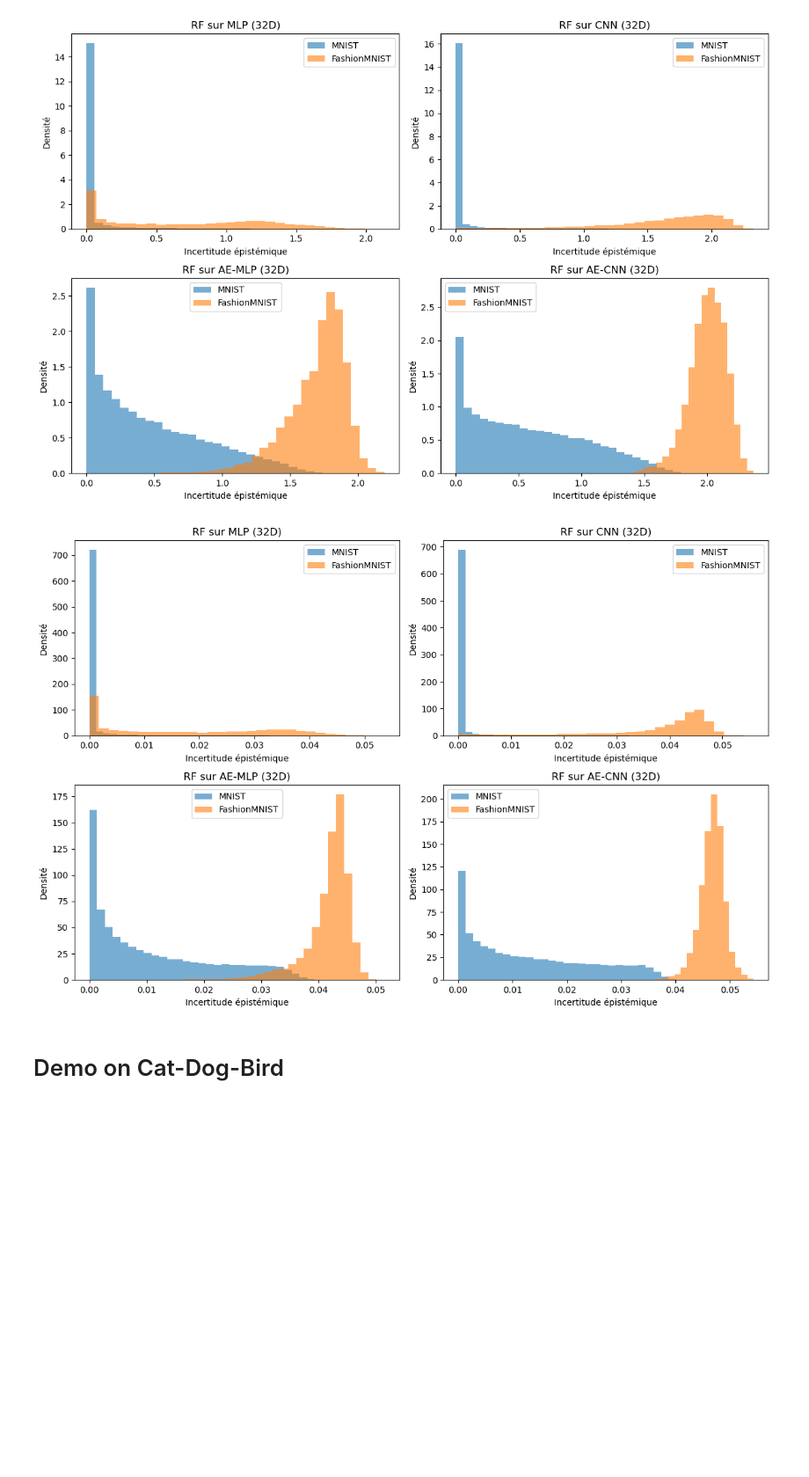
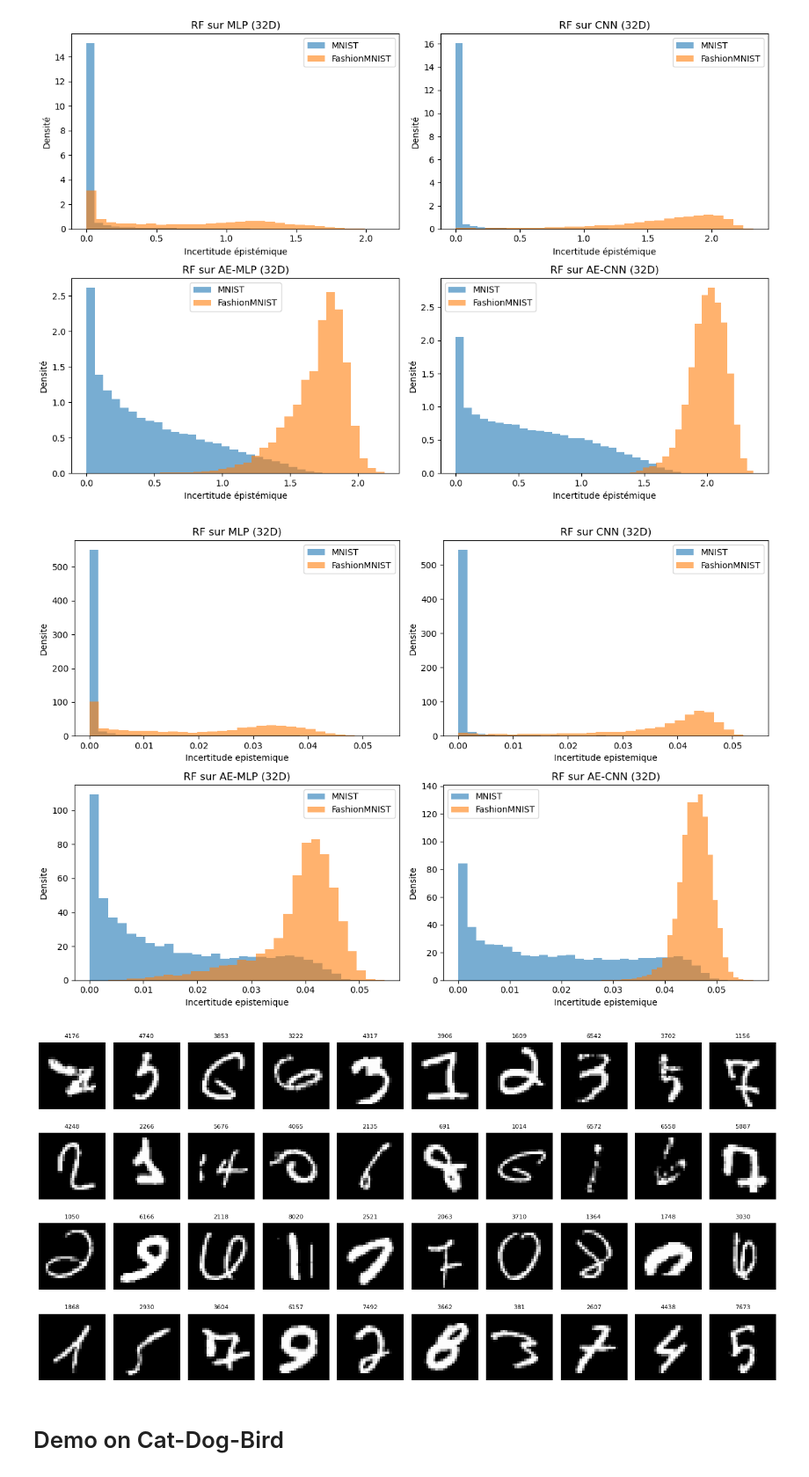
Before and after one commit to francois-thievon/MosAIk, a Jupyter notebook: demonstration/demo_quant_incertitudes.ipynb, the cells around one changed output. Shown at 88% size. Cells and saved outputs as stored; diff of their text form; code cells hidden in the pictures; blank space fills up the shorter version.

```diff
--- a/demonstration/demo_quant_incertitudes.ipynb
+++ b/demonstration/demo_quant_incertitudes.ipynb
@@ -774,7 +774,7 @@ def randomForest(X, y, X_test, nb_estimators=200):
         p_pred.append(pred_t)
         unc_tree.append(-np.sum(pred_t * np.log2(pred_t + 1e-10), axis=1))
     p_pred = np.array(p_pred)
-    ep = np.var(p_pred[:,:,0], axis=0)
+    ep = np.var(p_pred[:,:], axis=0).mean(axis=1)
     return ep, p_pred, preds
 
 
@@ -867,77 +867,101 @@ plt.show()
 # %% [output]
 [figure]
 # %%
-# Random Forest sur représentations 32D + incertitude épistémique (MNIST test vs Fashion test complets)
+# Random Forest sur representations 32D + incertitude epistemique (MNIST test vs Fashion test complets)
 
-# Données d'entraînement (MNIST train en 32D depuis fichiers)
+# Donnees d'entrainement (MNIST train en 32D depuis fichiers)
 X_mlp_train = mnist_train_mlp_32.tensors[0].numpy()
 X_cnn_train = mnist_train_cnn_32.tensors[0].numpy()
 X_ae_mlp_train = mnist_train_ae_mlp_32.tensors[0].numpy()
 X_ae_cnn_train = mnist_train_ae_cnn_32.tensors[0].numpy()
 y_train = mnist_train_mlp_32.tensors[1].numpy()
 
-# Données de test (MNIST test complet en 32D depuis fichiers)
+# Donnees de test (MNIST test complet en 32D depuis fichiers)
 X_mlp_mnist_test = mnist_test_mlp_32.tensors[0].numpy()
 X_cnn_mnist_test = mnist_test_cnn_32.tensors[0].numpy()
 X_ae_mlp_mnist_test = mnist_test_ae_mlp_32.tensors[0].numpy()
 X_ae_cnn_mnist_test = mnist_test_ae_cnn_32.tensors[0].numpy()
 
-# Données Fashion MNIST test complet en 32D depuis fichiers
+# Donnees Fashion MNIST test complet en 32D depuis fichiers
 X_mlp_fashion_test = fashion_mlp_32.tensors[0].numpy()
 X_cnn_fashion_test = fashion_cnn_32.tensors[0].numpy()
 X_ae_mlp_fashion_test = fashion_ae_mlp_32.tensors[0].numpy()
 X_ae_cnn_fashion_test = fashion_ae_cnn_32.tensors[0].numpy()
 
-# Entraîner 4 Random Forest
-rf_mlp = RandomForestClassifier(n_estimators=500, min_samples_leaf=5, n_jobs=-1, random_state=0)
-rf_cnn = RandomForestClassifier(n_estimators=500, min_samples_leaf=5, n_jobs=-1, random_state=0)
-rf_ae_mlp = RandomForestClassifier(n_estimators=500, min_samples_leaf=5, n_jobs=-1, random_state=0)
-rf_ae_cnn = RandomForestClassifier(n_estimators=500, min_samples_leaf=5, n_jobs=-1, random_state=0)
+# Entrainer 4 Random Forest
+rf_mlp = RandomForestClassifier(n_estimators=200, min_samples_leaf=5, n_jobs=-1, random_state=0)
+rf_cnn = RandomForestClassifier(n_estimators=200, min_samples_leaf=5, n_jobs=-1, random_state=0)
+rf_ae_mlp = RandomForestClassifier(n_estimators=200, min_samples_leaf=5, n_jobs=-1, random_state=0)
+rf_ae_cnn = RandomForestClassifier(n_estimators=200, min_samples_leaf=5, n_jobs=-1, random_state=0)
 
 rf_mlp.fit(X_mlp_train, y_train)
 rf_cnn.fit(X_cnn_train, y_train)
 rf_ae_mlp.fit(X_ae_mlp_train, y_train)
 rf_ae_cnn.fit(X_ae_cnn_train, y_train)
 
-# Incertitude épistémique via variance inter‑arbres (moyenne sur classes)
+# Incertitude epistemique via variance inter-arbres (moyenne sur classes)
 def rf_epistemic(rf, X_test):
     p_pred = np.array([tree.predict_proba(X_test) for tree in rf.estimators_])
     ep = np.var(p_pred, axis=0).mean(axis=1)
     return ep
 
 ep_mlp_mnist = rf_epistemic(rf_mlp, X_mlp_mnist_test)
 ep_mlp_fashion = rf_epistemic(rf_mlp, X_mlp_fashion_test)
 
 ep_cnn_mnist = rf_epistemic(rf_cnn, X_cnn_mnist_test)
 ep_cnn_fashion = rf_epistemic(rf_cnn, X_cnn_fashion_test)
 
 ep_ae_mlp_mnist = rf_epistemic(rf_ae_mlp, X_ae_mlp_mnist_test)
 ep_ae_mlp_fashion = rf_epistemic(rf_ae_mlp, X_ae_mlp_fashion_test)
 
 ep_ae_cnn_mnist = rf_epistemic(rf_ae_cnn, X_ae_cnn_mnist_test)
 ep_ae_cnn_fashion = rf_epistemic(rf_ae_cnn, X_ae_cnn_fashion_test)
 
-# Graphes de densité (MNIST test vs Fashion test complets)
+# Graphes de densite (MNIST test vs Fashion test complets)
 fig, axes = plt.subplots(2, 2, figsize=(12, 8))
 plots = [
     (axes[0, 0], ep_mlp_mnist, ep_mlp_fashion, "RF sur MLP (32D)"),
     (axes[0, 1], ep_cnn_mnist, ep_cnn_fashion, "RF sur CNN (32D)"),
     (axes[1, 0], ep_ae_mlp_mnist, ep_ae_mlp_fashion, "RF sur AE-MLP (32D)"),
-    (axes[1, 1], ep_ae_cnn_mnist, ep_ae_cnn_fashion, "RF sur AE-CNN (32D)")
+    (axes[1, 1], ep_ae_cnn_mnist, ep_ae_cnn_fashion, "RF sur AE-CNN (32D)"),
 ]
 
 for ax, ep_mnist, ep_fashion, title in plots:
     ax.hist(ep_mnist, bins=30, density=True, alpha=0.6, label="MNIST")
     ax.hist(ep_fashion, bins=30, density=True, alpha=0.6, label="FashionMNIST")
     ax.set_title(title)
-    ax.set_xlabel("Incertitude épistémique")
-    ax.set_ylabel("Densité")
+    ax.set_xlabel("Incertitude epistemique")
+    ax.set_ylabel("Densite")
     ax.legend()
 
 plt.tight_layout()
 plt.show()
+
+# Top 10 MNIST test images with highest epistemic uncertainty for each RF
+def topk_idx(ep, k=10):
+    return np.argsort(ep)[-k:][::-1]
+
+method_names = ["MLP", "CNN", "AE-MLP", "AE-CNN"]
+method_eps = [ep_mlp_mnist, ep_cnn_mnist, ep_ae_mlp_mnist, ep_ae_cnn_mnist]
+
+fig, axes = plt.subplots(4, 10, figsize=(14, 7))
+for row, (name, ep) in enumerate(zip(method_names, method_eps)):
+    idx_top = topk_idx(ep, k=10)
+    for col, idx in enumerate(idx_top):
+        ax = axes[row, col]
+        img = mnist_test.data[idx]
+        if hasattr(img, "numpy"):
+            img = img.numpy()
+        ax.imshow(img, cmap="gray")
+        ax.axis("off")
+        ax.set_title(str(idx), fontsize=8)
+    axes[row, 0].set_ylabel(name, rotation=0, labelpad=35, fontsize=9, va="center")
+
+plt.tight_layout()
+plt.show()
 # %% [output]
-[figure, old version]
+[figure, new version]
+[figure, added]
 # %% [markdown]
 # Demo on Cat-Dog-Bird
 # %% [markdown]
```
Also changed, not shown: parts of 15 cells of this notebook.
